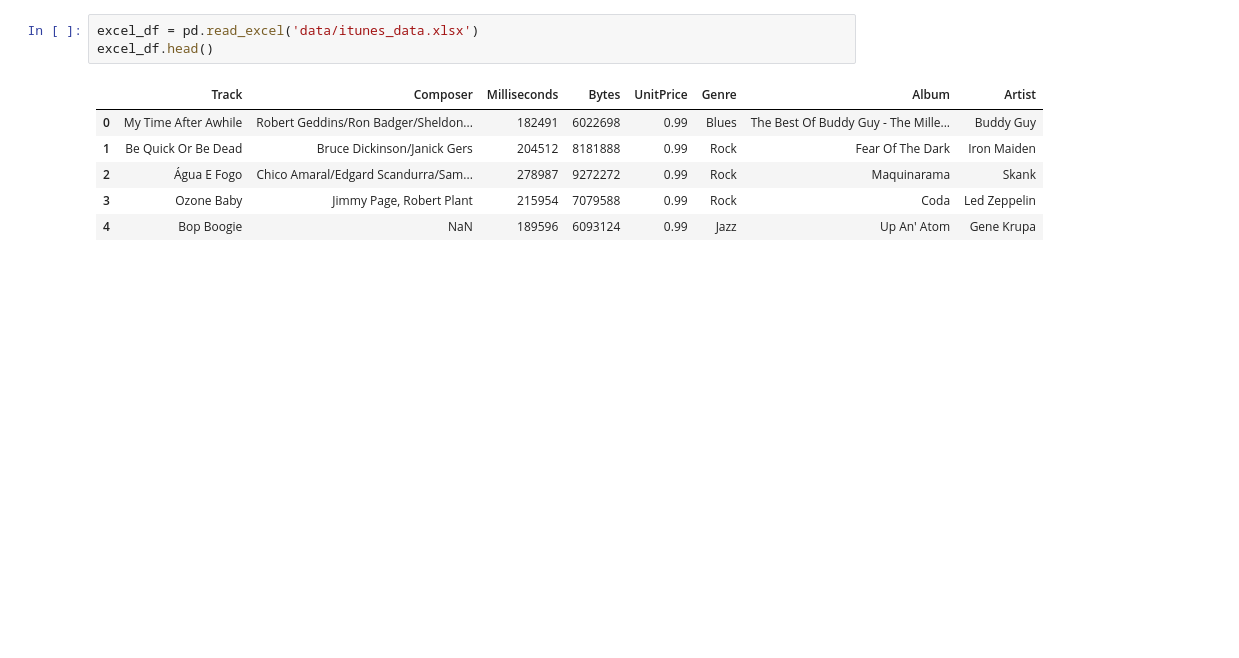
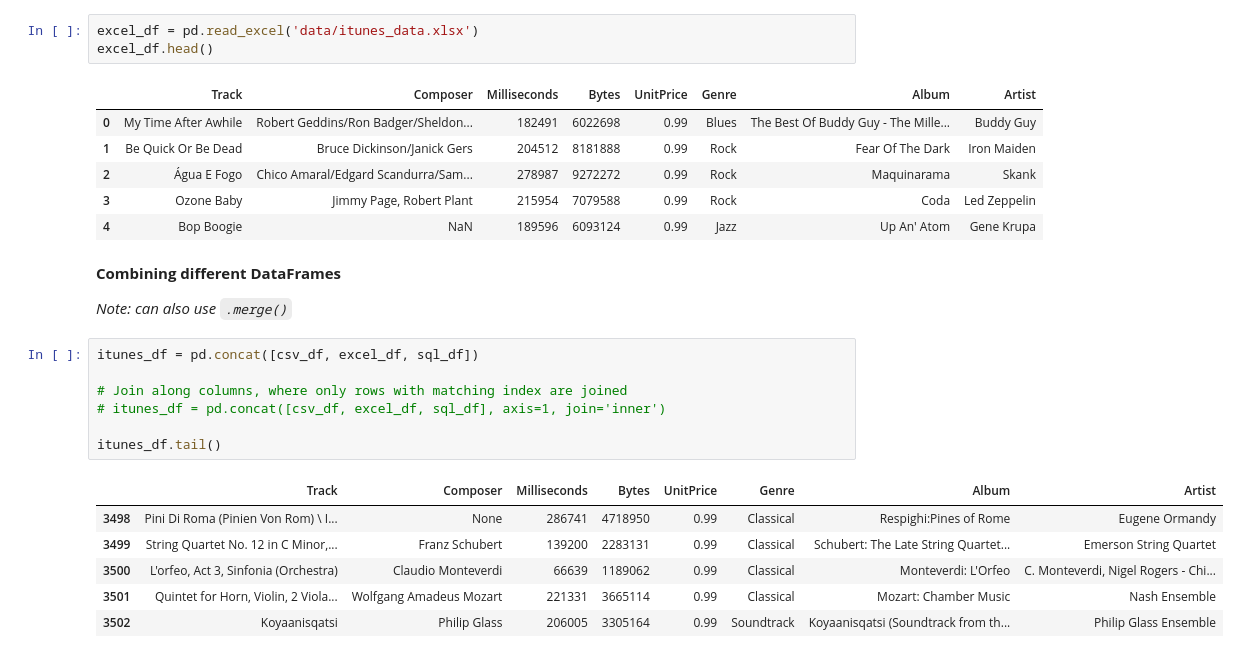
Before and after one commit to rezbee-dev/Prog-Practice, a Jupyter notebook: python/data_analytics/practical-ds/ch6/main.ipynb, the cells around one changed output. Drawn from its saved outputs; the diff is of its cells as text; blank space fills up the shorter version.

Commit message:
DS: save progress on ch6 notes

```diff
--- a/python/data_analytics/practical-ds/ch6/main.ipynb
+++ b/python/data_analytics/practical-ds/ch6/main.ipynb
@@ -65,3 +67,21 @@ excel_df.head()
 | 2 | Água E Fogo | Chico Amaral/Edgard Scandurra/Sam... | 278987 | 9272272 | 0.99 | Rock | Maquinarama | Skank |
 | 3 | Ozone Baby | Jimmy Page, Robert Plant | 215954 | 7079588 | 0.99 | Rock | Coda | Led Zeppelin |
 | 4 | Bop Boogie | NaN | 189596 | 6093124 | 0.99 | Jazz | Up An' Atom | Gene Krupa |
+# %% [markdown]
+**Combining different DataFrames**
+
+_Note: can also use `.merge()`_
+# %%
+itunes_df = pd.concat([csv_df, excel_df, sql_df])
+
+# Join along columns, where only rows with matching index are joined
+# itunes_df = pd.concat([csv_df, excel_df, sql_df], axis=1, join='inner')
+
+itunes_df.tail()
+# %% [output]
+|  | Track | Composer | Milliseconds | Bytes | UnitPrice | Genre | Album | Artist |
+| 3498 | Pini Di Roma (Pinien Von Rom) \ I... | None | 286741 | 4718950 | 0.99 | Classical | Respighi:Pines of Rome | Eugene Ormandy |
+| 3499 | String Quartet No. 12 in C Minor,... | Franz Schubert | 139200 | 2283131 | 0.99 | Classical | Schubert: The Late String Quartet... | Emerson String Quartet |
+| 3500 | L'orfeo, Act 3, Sinfonia (Orchestra) | Claudio Monteverdi | 66639 | 1189062 | 0.99 | Classical | Monteverdi: L'Orfeo | C. Monteverdi, Nigel Rogers - Chi... |
+| 3501 | Quintet for Horn, Violin, 2 Viola... | Wolfgang Amadeus Mozart | 221331 | 3665114 | 0.99 | Classical | Mozart: Chamber Music | Nash Ensemble |
+| 3502 | Koyaanisqatsi | Philip Glass | 206005 | 3305164 | 0.99 | Soundtrack | Koyaanisqatsi (Soundtrack from th... | Philip Glass Ensemble |
```
Also changed, not shown: parts of 17 cells of this notebook, 2 other files.
